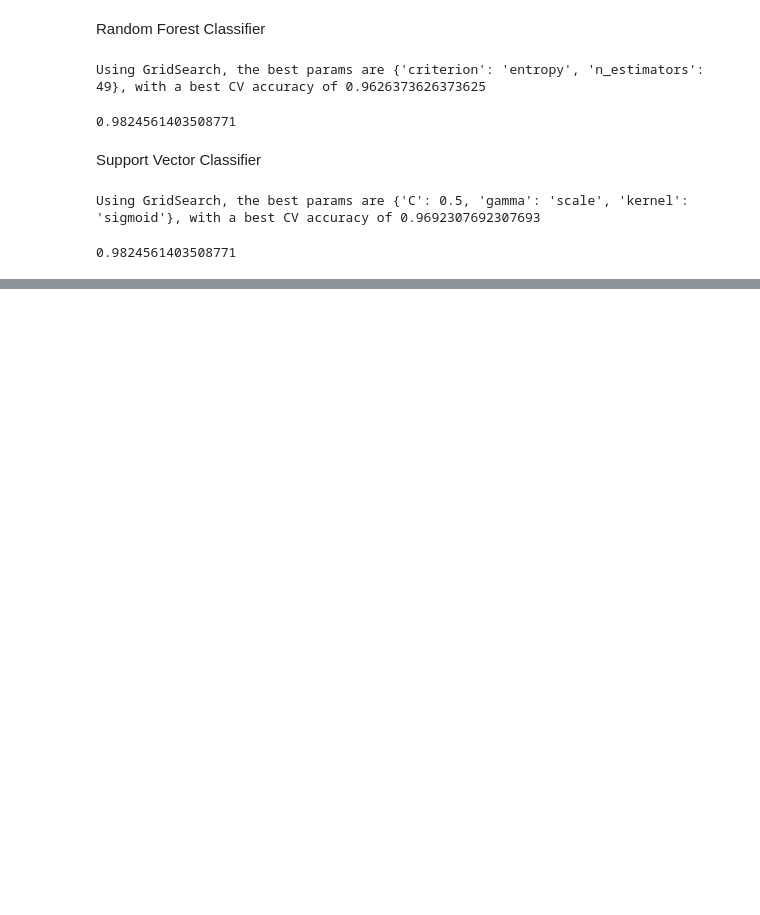
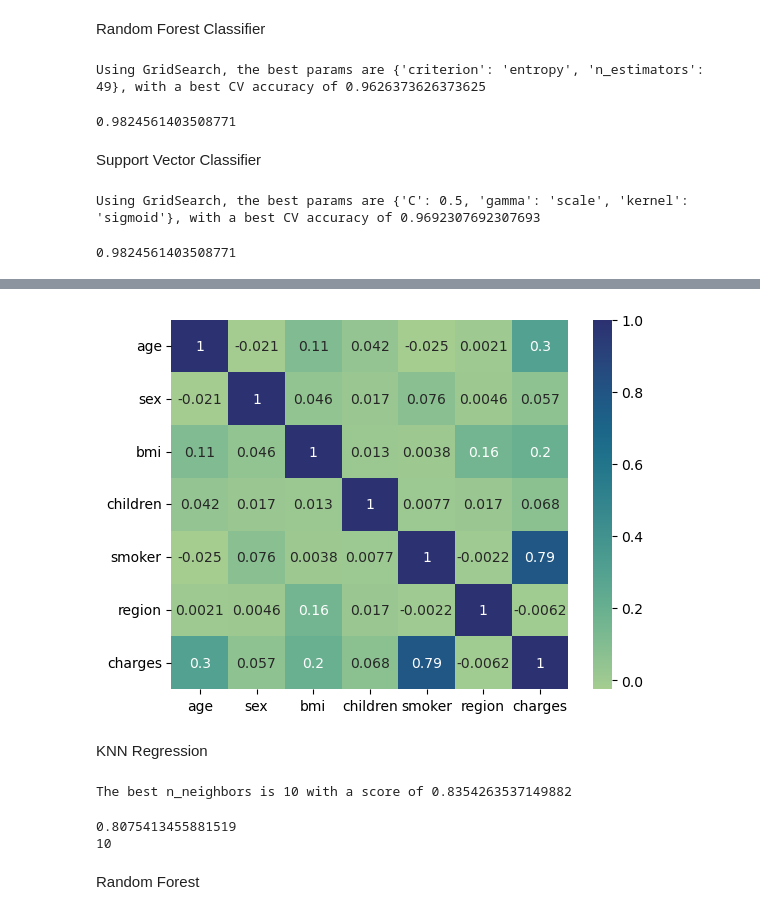
Before and after one commit to matthewwcummings/BreastCancerCampaign, a Jupyter notebook: Project.ipynb, the cells around one changed output, grey strips where cells are left out. Drawn from its saved outputs; the diff is of its cells as text; code cells hidden in the pictures; blank space fills up the shorter version.

```diff
--- a/Project.ipynb
+++ b/Project.ipynb
@@ -226,0 +274,6 @@ print(svc.score(X_test, y_test))
+# %%
+corr = insurance.corr()
+sns.heatmap(corr, cmap = "crest", annot = True)
+plt.show()
+# %% [output]
+[figure, added]
@@ -226,0 +285,42 @@ print(svc.score(X_test, y_test))
+# %% [markdown]
+KNN Regression
+# %%
+import sklearn.model_selection
+from sklearn.neighbors import KNeighborsRegressor
+from sklearn.model_selection import KFold
+results = 0
+best_score = 0
+kfold = KFold(n_splits=5, shuffle = True)
+
+X_train, X_test, y_train, y_test = train_test_split(X, y, test_size=0.2)
+
+for n in range(1,30):
+    fold_scores = []
+    for train_index, val_index in kfold.split(X_train):
+        X_train_fold, X_val_fold = X_train.iloc[train_index], X_train.iloc[val_index]
+        y_train_fold, y_val_fold = y_train.iloc[train_index], y_train.iloc[val_index]
+        knn = KNeighborsRegressor(n_neighbors=n)
+        knn.fit(X_train_fold, y_train_fold)
+        score = knn.score(X_val_fold, y_val_fold)
+        fold_scores.append(score)
+
+    avg_score = sum(fold_scores)/len(fold_scores)
+    if avg_score > best_score:
+        best_score = avg_score
+        best_k = n
+
+print(f"The best n_neighbors is {best_k} with a score of {best_score}")
+# %% [output]
+The best n_neighbors is 10 with a score of 0.8354263537149882
+# %%
+# Now create a model with  best hyperparams
+knn = KNeighborsRegressor(n_neighbors = best_k)
+knn.fit(X_train, y_train)
+y_pred = knn.predict(X_test)
+print(knn.score(X_test, y_test))
+print(best_k)
+# %% [output]
+0.8075413455881519
+10
+# %% [markdown]
+Random Forest
```
Also changed, not shown: parts of 12 cells of this notebook, 2 other files.
